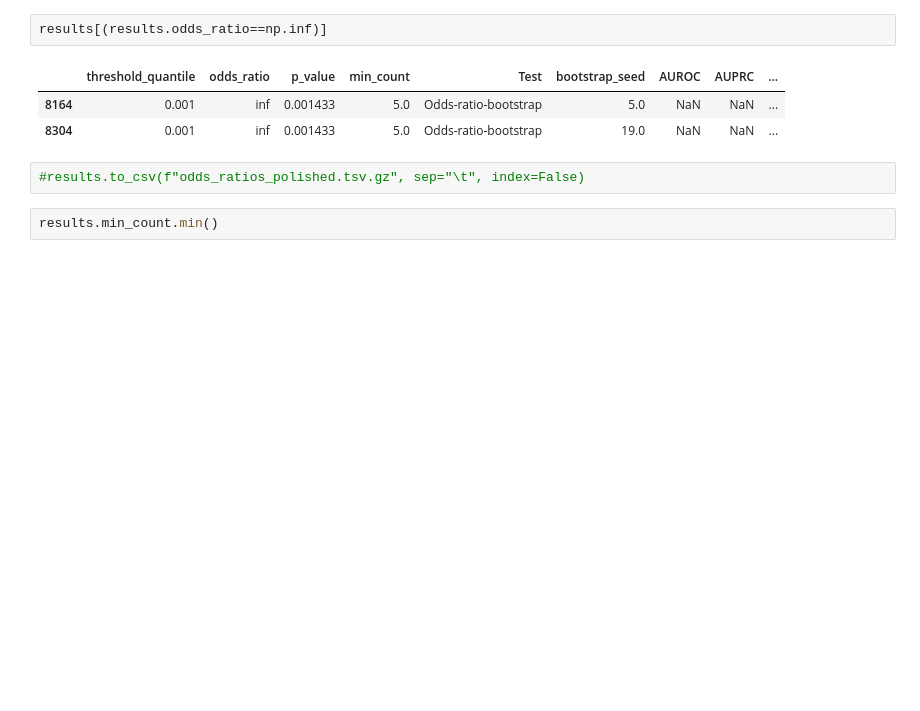
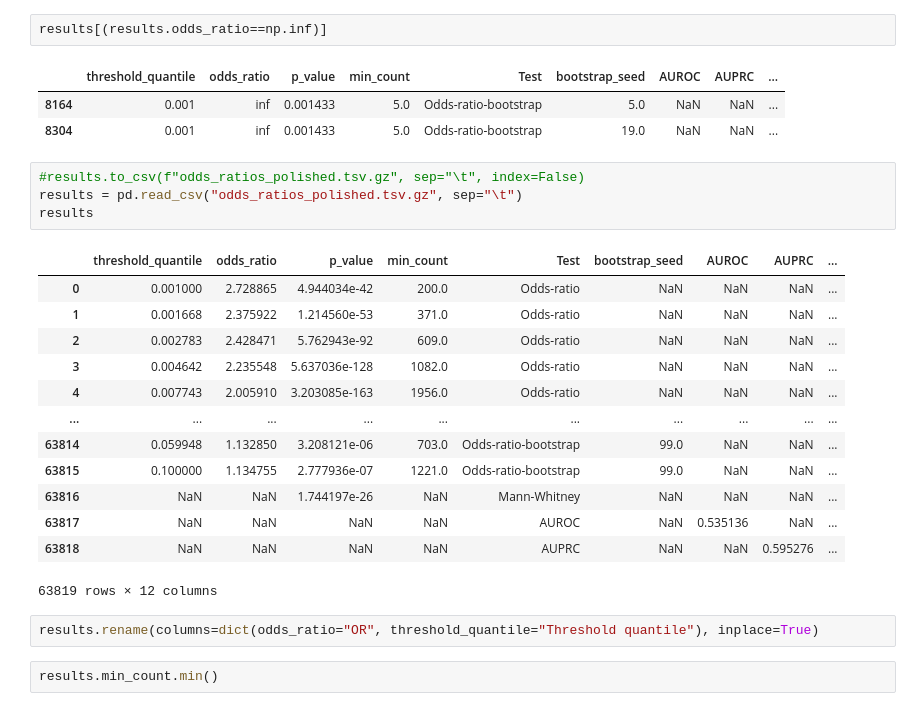
Before and after one commit to songlab-cal/gpn, a Jupyter notebook: analysis/plot_vep.ipynb, the cells around one changed output. Saved outputs shown, nothing was run; the diff lists cells and outputs as text; blank space fills up the shorter version.

```diff
--- a/analysis/plot_vep.ipynb
+++ b/analysis/plot_vep.ipynb
@@ -380,6 +380,24 @@ results[(results.odds_ratio==np.inf)]
 | 8304 | 0.001 | inf | 0.001433 | 5.0 | Odds-ratio-bootstrap | 19.0 | NaN | NaN | ... |
 # %%
 #results.to_csv(f"odds_ratios_polished.tsv.gz", sep="\t", index=False)
+results = pd.read_csv("odds_ratios_polished.tsv.gz", sep="\t")
+results
+# %% [output]
+|  | threshold_quantile | odds_ratio | p_value | min_count | Test | bootstrap_seed | AUROC | AUPRC | ... |
+| 0 | 0.001000 | 2.728865 | 4.944034e-42 | 200.0 | Odds-ratio | NaN | NaN | NaN | ... |
+| 1 | 0.001668 | 2.375922 | 1.214560e-53 | 371.0 | Odds-ratio | NaN | NaN | NaN | ... |
+| 2 | 0.002783 | 2.428471 | 5.762943e-92 | 609.0 | Odds-ratio | NaN | NaN | NaN | ... |
+| 3 | 0.004642 | 2.235548 | 5.637036e-128 | 1082.0 | Odds-ratio | NaN | NaN | NaN | ... |
+| 4 | 0.007743 | 2.005910 | 3.203085e-163 | 1956.0 | Odds-ratio | NaN | NaN | NaN | ... |
+| ... | ... | ... | ... | ... | ... | ... | ... | ... | ... |
+| 63814 | 0.059948 | 1.132850 | 3.208121e-06 | 703.0 | Odds-ratio-bootstrap | 99.0 | NaN | NaN | ... |
+| 63815 | 0.100000 | 1.134755 | 2.777936e-07 | 1221.0 | Odds-ratio-bootstrap | 99.0 | NaN | NaN | ... |
+| 63816 | NaN | NaN | 1.744197e-26 | NaN | Mann-Whitney | NaN | NaN | NaN | ... |
+| 63817 | NaN | NaN | NaN | NaN | AUROC | NaN | 0.535136 | NaN | ... |
+| 63818 | NaN | NaN | NaN | NaN | AUPRC | NaN | NaN | 0.595276 | ... |
+63819 rows × 12 columns
+# %%
+results.rename(columns=dict(odds_ratio="OR", threshold_quantile="Threshold quantile"), inplace=True)
 # %%
 results.min_count.min()
 # %% [output]
```
Also changed, not shown: parts of 5 cells of this notebook, 2 other files.
